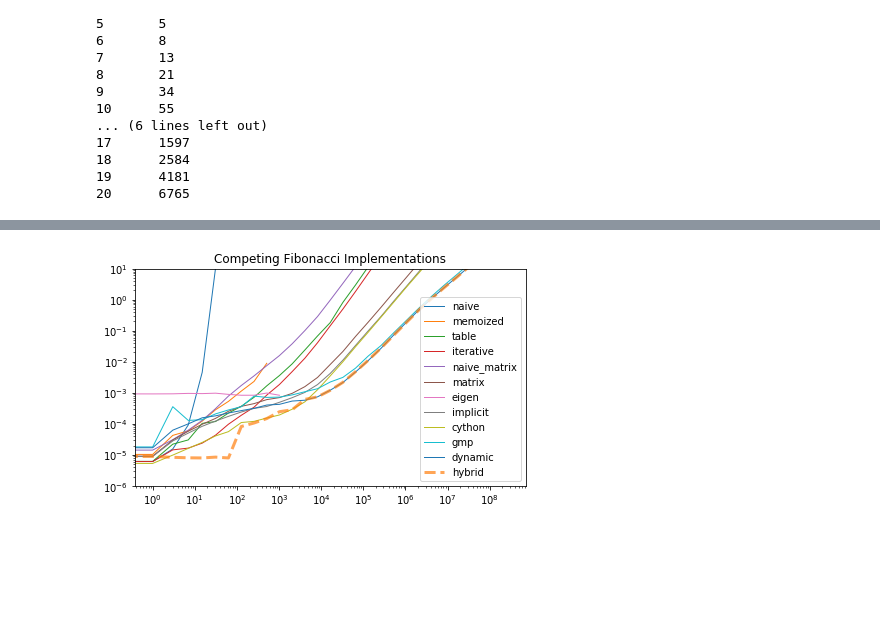
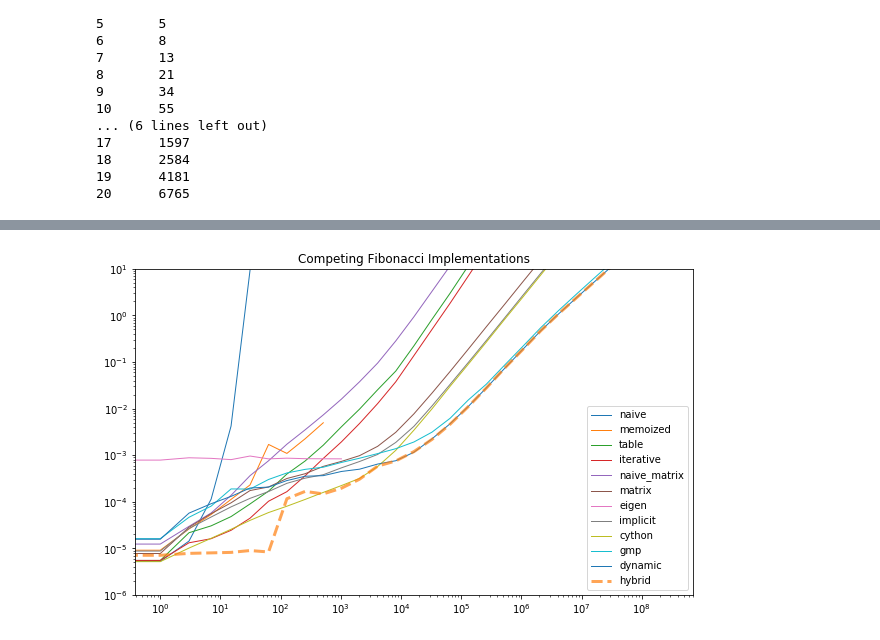
Before and after one commit to olooney/oranlooney.com, a Jupyter notebook: static/post/fibonacci_files/Fibonacci.ipynb, the cells around one changed output, grey strips where cells are left out. Saved outputs shown, nothing was run; the diff lists cells and outputs as text; code cells hidden in the pictures; blank space fills up the shorter version.

```diff
--- a/static/post/fibonacci_files/Fibonacci.ipynb
+++ b/static/post/fibonacci_files/Fibonacci.ipynb
@@ -328,11 +331,12 @@ for k in range(start, 42):
     results.append(result_row)
 
     for fib_function in implementations:
-        # these functions crash, overflow, or run out of memory past a certain k
+        # these functions overflow, run out of memory,
+        # or exceed maximum recursion depth at these values.
         if (fib_function == 'naive_fib' and k > 5) or \
            (fib_function == 'naive_matrix_fib' and k > 17) or \
            (fib_function == 'table_fib' and k > 17) or \
-           (fib_function == 'memoized_fib' and k > 17) or \
+           (fib_function == 'memoized_fib' and k > 10) or \
            (fib_function == 'eigen_fib' and k > 10):
             eliminated.add(fib_function)
 
@@ -398,23 +393,23 @@ results_df
 # %%
 # plot the benchmark curves
 import matplotlib.pyplot as plt
 
-plt.figure(num=None, figsize=(7, 4))
+plt.figure(num=None, figsize=(10, 6))
 for fib_function in implementations.keys():
     name = fib_function[:-4]
     plt.plot(
         results_df['n'],
         results_df[fib_function],
         label=name,
         linestyle='--' if name == 'hybrid' else '-',
         linewidth=3 if name == 'hybrid' else 1,
         alpha=0.7 if name == 'hybrid' else 1.0)
 plt.xscale('log')
 plt.ylim(1e-6, 10)
 plt.yscale('log')
 plt.legend()
 plt.title("Competing Fibonacci Implementations")
 plt.savefig('competing_fibonacci_implementations.png', dpi=96)
 None
 # %% [output]
-[figure, old version]
+[figure, new version]
```
Also changed, not shown: parts of 7 cells of this notebook, 2 other files.
